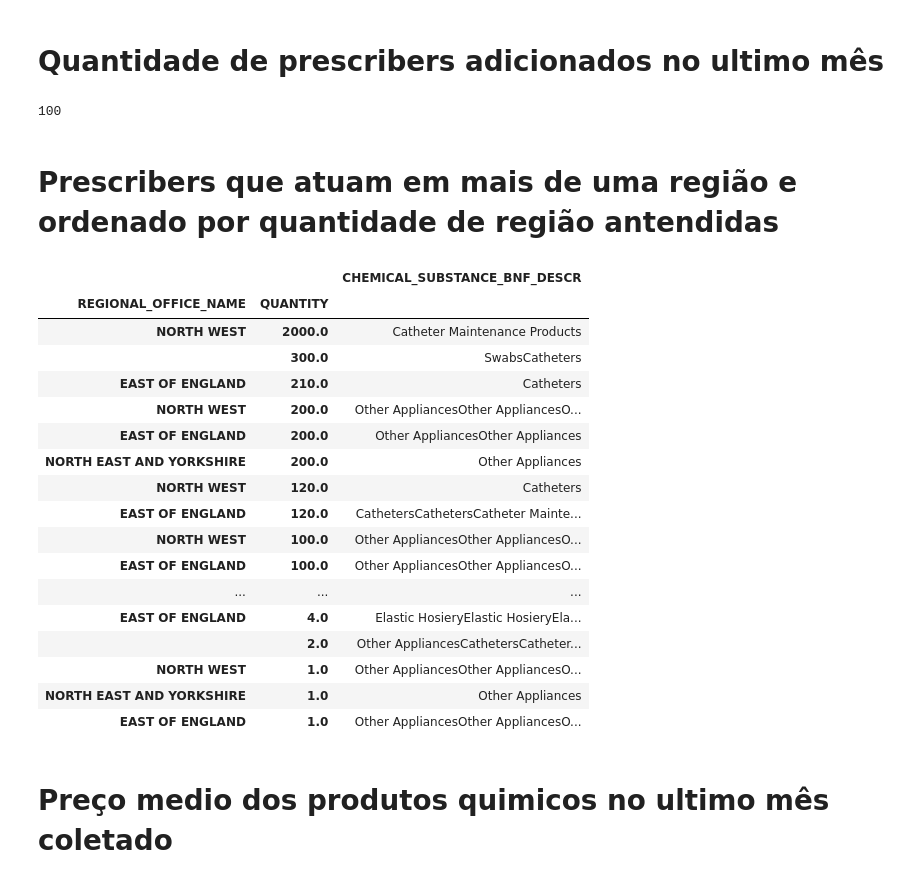
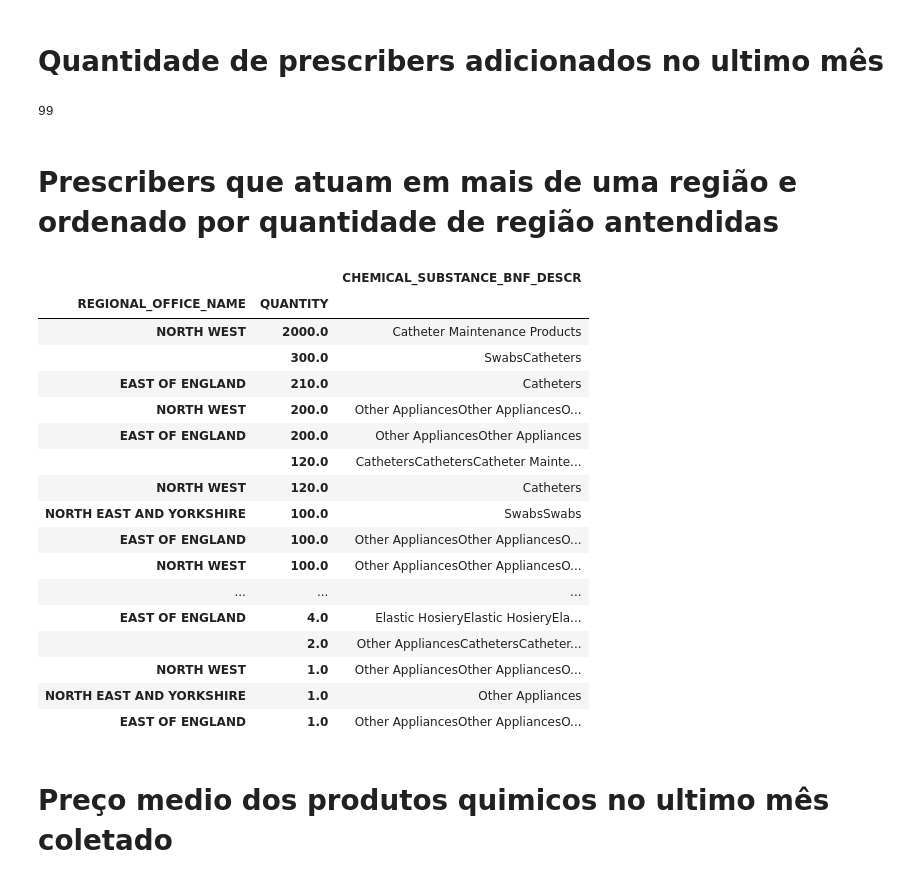
Before and after one commit to Dalerem/projeto, a Jupyter notebook: desafio.ipynb, the cells around one changed output. Drawn from its saved outputs; the diff is of its cells as text; code cells hidden in the pictures.

```diff
--- a/desafio.ipynb
+++ b/desafio.ipynb
@@ -138,31 +197,36 @@ display(mais_prescrito().sort_values(by='TOTAL_QUANTITY', ascending=False))
 # Quantidade de prescribers adicionados no ultimo mês
 # %%
 def qtd_prescribers():
-    prescribers_qtd = dados_df.groupby('BNF_DESCRIPTION').BNF_DESCRIPTION.count().sum()
+    """
+        Quantidade de prescriber adicionados no ultimo mês
+
+    """
+
+    prescribers_qtd = dados_df.groupby('BNF_DESCRIPTION').BNF_DESCRIPTION.count()
     return prescribers_qtd
 
-print(qtd_prescribers())
+print(qtd_prescribers().sum())
 # %% [output]
-100
+99
 # %% [markdown]
 # Prescribers que atuam em mais de uma região e ordenado por quantidade de região antendidas
 # %%
 
-atuam_regiao = dados_df[['REGIONAL_OFFICE_NAME', 'CHEMICAL_SUBSTANCE_BNF_DESCR', 'QUANTITY']].groupby(['REGIONAL_OFFICE_NAME', 'QUANTITY']).sum()
-display(atuam_regiao.sort_values(by='QUANTITY', ascending=False))
+atuam_regiao = dados_df[['REGIONAL_OFFICE_NAME', 'CHEMICAL_SUBSTANCE_BNF_DESCR', 'QUANTITY']].groupby(['REGIONAL_OFFICE_NAME', 'QUANTITY'])
+display(atuam_regiao.sum().sort_values(by='QUANTITY', ascending=False))
 # %% [output]
 |  |  | CHEMICAL_SUBSTANCE_BNF_DESCR |
 | REGIONAL_OFFICE_NAME | QUANTITY |  |
 | NORTH WEST | 2000.0 | Catheter Maintenance Products |
 |  | 300.0 | SwabsCatheters |
 | EAST OF ENGLAND | 210.0 | Catheters |
 | NORTH WEST | 200.0 | Other AppliancesOther AppliancesO... |
 | EAST OF ENGLAND | 200.0 | Other AppliancesOther Appliances |
-| NORTH EAST AND YORKSHIRE | 200.0 | Other Appliances |
+|  | 120.0 | CathetersCathetersCatheter Mainte... |
 | NORTH WEST | 120.0 | Catheters |
-| EAST OF ENGLAND | 120.0 | CathetersCathetersCatheter Mainte... |
+| NORTH EAST AND YORKSHIRE | 100.0 | SwabsSwabs |
+| EAST OF ENGLAND | 100.0 | Other AppliancesOther AppliancesO... |
 | NORTH WEST | 100.0 | Other AppliancesOther AppliancesO... |
-| EAST OF ENGLAND | 100.0 | Other AppliancesOther AppliancesO... |
 | ... | ... | ... |
 | EAST OF ENGLAND | 4.0 | Elastic HosieryElastic HosieryEla... |
 |  | 2.0 | Other AppliancesCathetersCatheter... |
```
Also changed, not shown: parts of 12 cells of this notebook.
